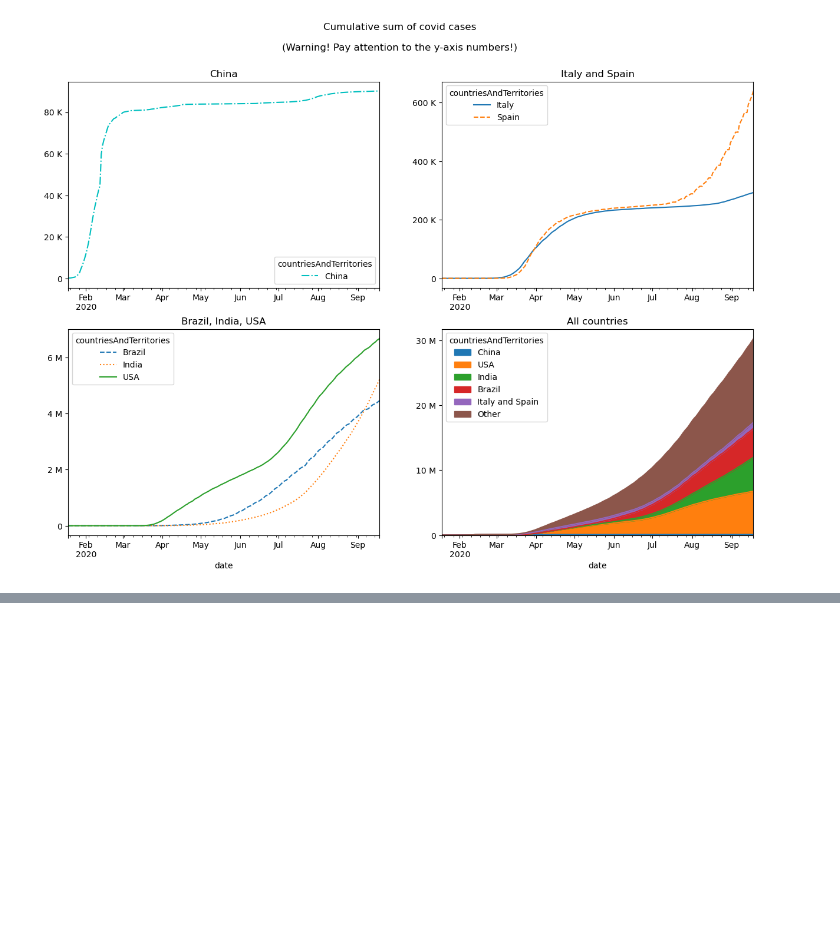
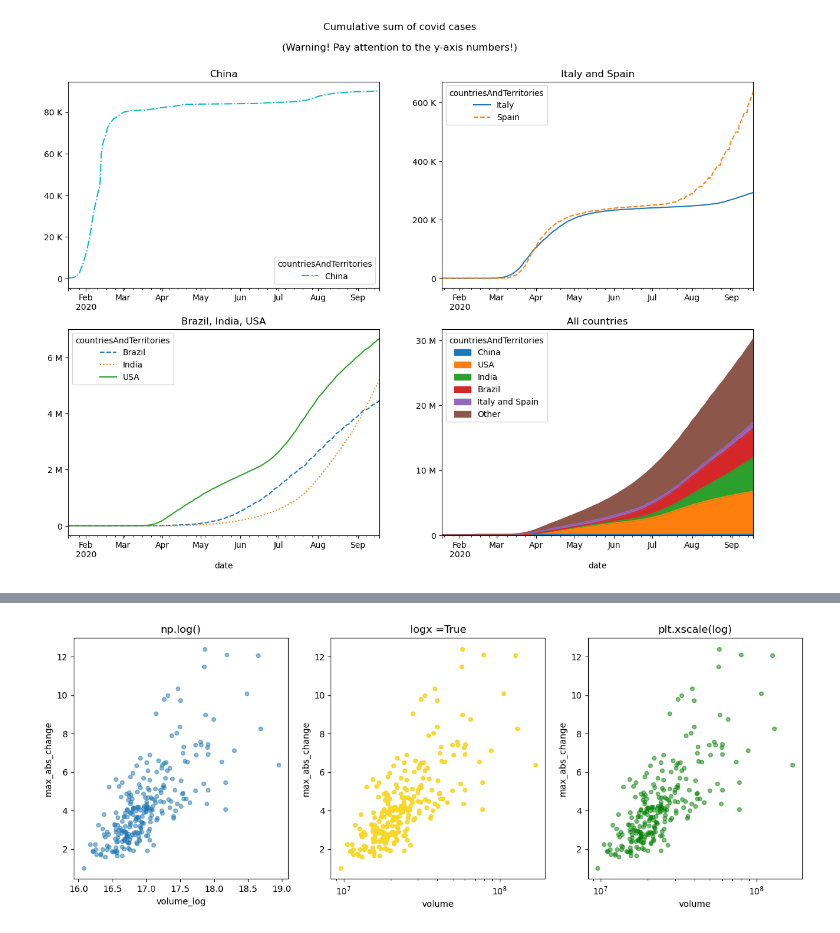
Before and after one commit to nadia-paz/ds-learning, a Jupyter notebook: data_analysis_pandas/11_pandas_viz.ipynb, the cells around one changed output, grey strips where cells are left out. Saved outputs shown, nothing was run; the diff lists cells and outputs as text; code cells hidden in the pictures; blank space fills up the shorter version.

```diff
--- a/data_analysis_pandas/11_pandas_viz.ipynb
+++ b/data_analysis_pandas/11_pandas_viz.ipynb
@@ -345,0 +349,49 @@ Type:      function
+# %%
+fig, axes = plt.subplots(1, 3, figsize=(15, 5))
+
+plt.suptitle = 'Dayly High-Low vs. Volume Traded\nusing 3 different ways'
+
+# option 1
+fb.assign(
+    max_abs_change = fb.high - fb.low,
+    volume_log = np.log(fb.volume)
+).plot(
+    ax=axes[0],
+    kind = 'scatter',
+    x = 'volume_log',
+    y = 'max_abs_change',
+    title = 'np.log()',
+    alpha = 0.5
+)
+
+# option 2
+fb.assign(
+    max_abs_change = fb.high - fb.low,
+).plot(
+    ax=axes[1],
+    kind = 'scatter',
+    x = 'volume',
+    y = 'max_abs_change',
+    title = 'logx =True',
+    color = '#f8d622',
+    alpha = 0.9,
+    logx = True
+)
+
+# option 3
+fb.assign(
+    max_abs_change = fb.high - fb.low,
+).plot(
+    ax=axes[2],
+    kind = 'scatter',
+    x = 'volume',
+    y = 'max_abs_change',
+    title = 'plt.xscale(log)',
+    alpha = 0.5,
+    color = 'green'
+)
+plt.xscale('log')
+
+plt.show()
+# %% [output]
+[figure, added]
```
Also changed, not shown: parts of 5 cells of this notebook.
